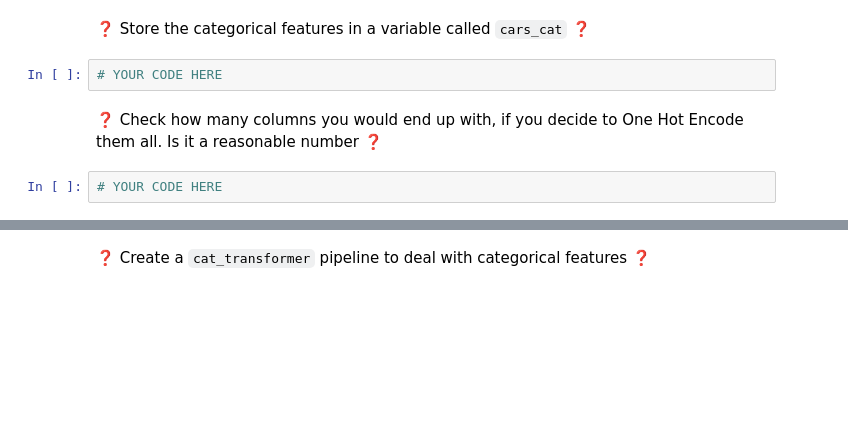
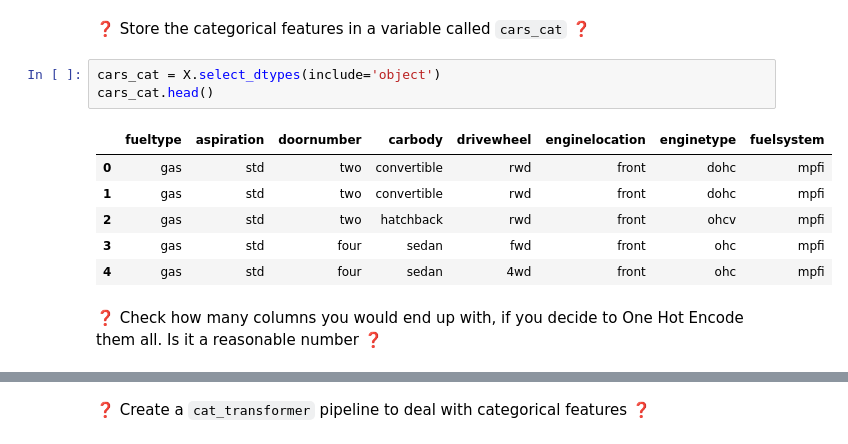
Before and after one commit to LeonMichel96/data-cars_pipeline, a Jupyter notebook: cars_dataset_full_pipeline.ipynb, the cells around one changed output, grey strips where cells are left out. Drawn from its saved outputs; the diff is of its cells as text; blank space fills up the shorter version.

```diff
--- a/cars_dataset_full_pipeline.ipynb
+++ b/cars_dataset_full_pipeline.ipynb
@@ -330,9 +359,15 @@ from sklearn.preprocessing import OneHotEncoder
 ### (2.2) Categorical Pipeline
 # %% [markdown]
 ❓ Store the categorical features in a variable called `cars_cat` ❓
-# %%
-# YOUR CODE HERE
+# %%
+cars_cat = X.select_dtypes(include='object')
+cars_cat.head()
+# %% [output]
+|  | fueltype | aspiration | doornumber | carbody | drivewheel | enginelocation | enginetype | fuelsystem |
+| 0 | gas | std | two | convertible | rwd | front | dohc | mpfi |
+| 1 | gas | std | two | convertible | rwd | front | dohc | mpfi |
+| 2 | gas | std | two | hatchback | rwd | front | ohcv | mpfi |
+| 3 | gas | std | four | sedan | fwd | front | ohc | mpfi |
+| 4 | gas | std | four | sedan | 4wd | front | ohc | mpfi |
 # %% [markdown]
 ❓ Check how many columns you would end up with, if you decide to One Hot Encode them all. Is it a reasonable number ❓
-# %%
-# YOUR CODE HERE
```
Also changed, not shown: parts of 23 cells of this notebook.
